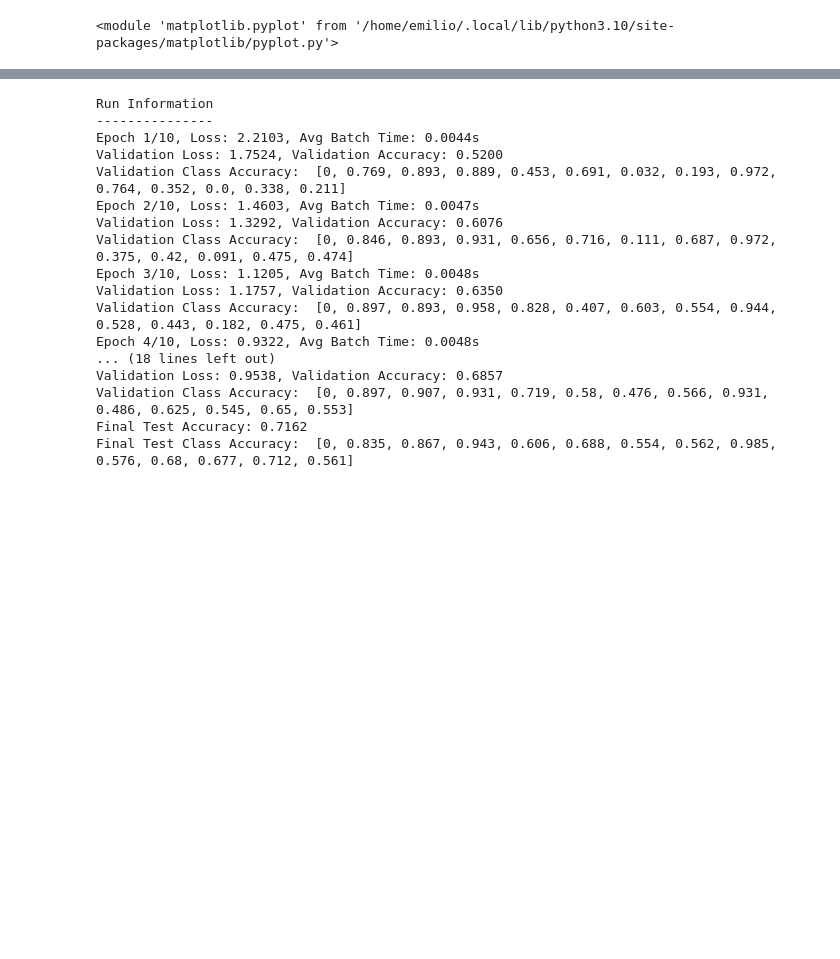
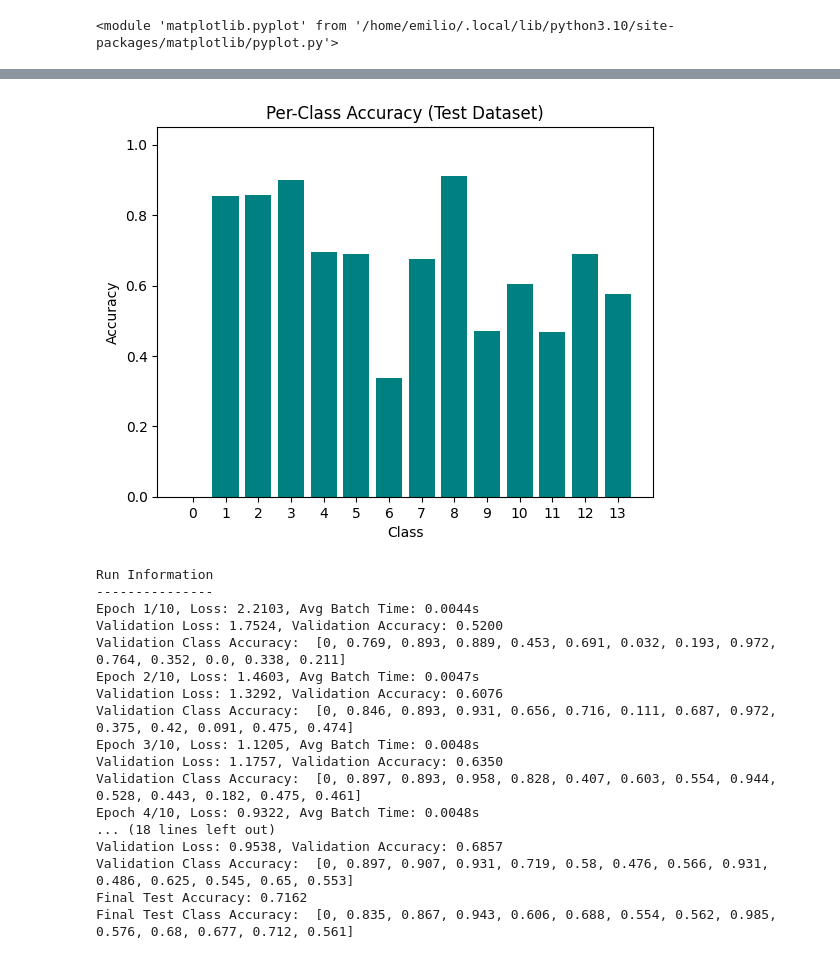
Before and after one commit to devantmarie/comp6841final, a Jupyter notebook: Project_emilio_vello.ipynb, the cells around one changed output, grey strips where cells are left out. Cells and saved outputs as stored; diff of their text form; code cells hidden in the pictures; blank space fills up the shorter version.

```diff
--- a/Project_emilio_vello.ipynb
+++ b/Project_emilio_vello.ipynb
@@ -229,3 +235,7 @@ rclass.accuracy_x_class_plot()
+# %%
+rclass.accuracy_x_class_plot()
+# %% [output]
+[figure, added]
 # %%
 seq_size = 119
 simpleMLPmodel = SimpleMLP(input_size=seq_size*4,hidden_size=100)
```
Also changed, not shown: parts of 11 cells of this notebook, 2 other files.
